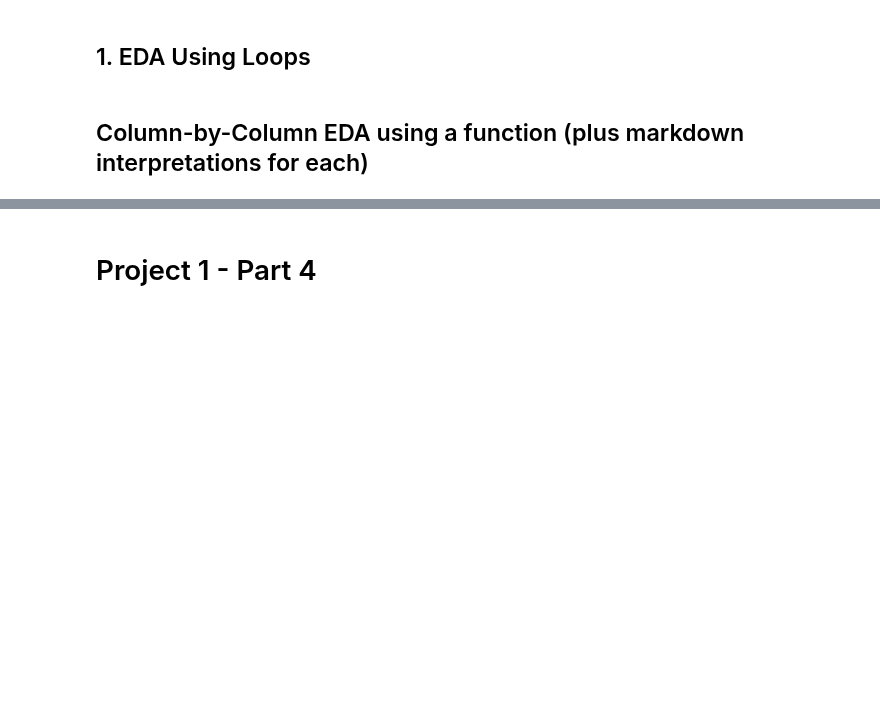
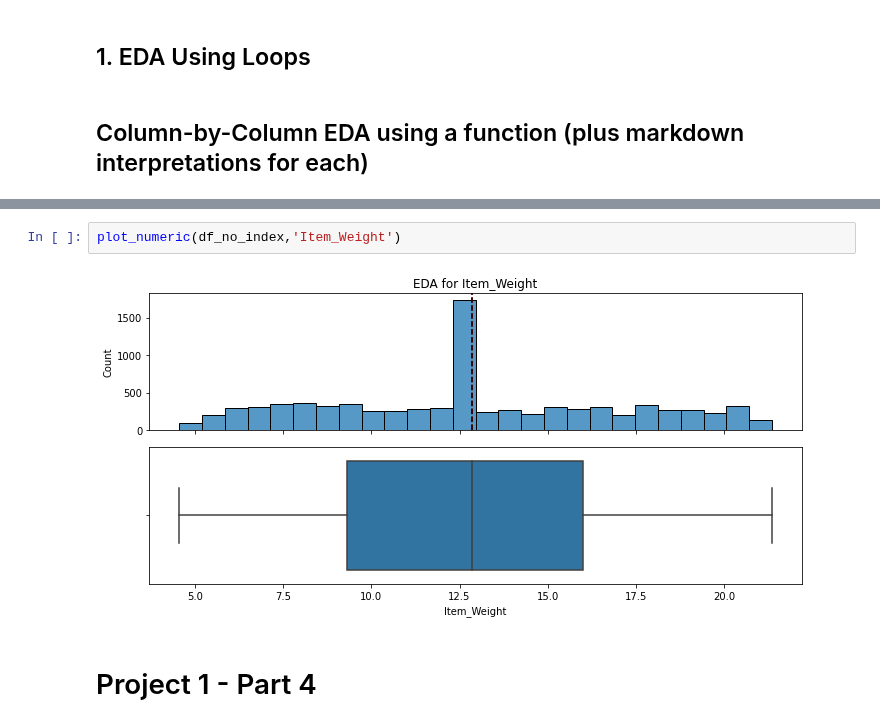
Before and after one commit to pylabview/sales-predicctions, a Jupyter notebook: DS_Sales_Predicctions.ipynb, the cells around one changed output, grey strips where cells are left out. Cells and saved outputs as stored; diff of their text form; blank space fills up the shorter version.

```diff
--- a/DS_Sales_Predicctions.ipynb
+++ b/DS_Sales_Predicctions.ipynb
@@ -311,3 +384,7 @@ Item_Weight:
+# %%
+plot_numeric(df_no_index,'Item_Weight')
+# %% [output]
+[figure, added]
 # %% [markdown]
 # Project 1 - Part 4
 # %% [markdown]
```
Also changed, not shown: parts of 8 cells of this notebook.
